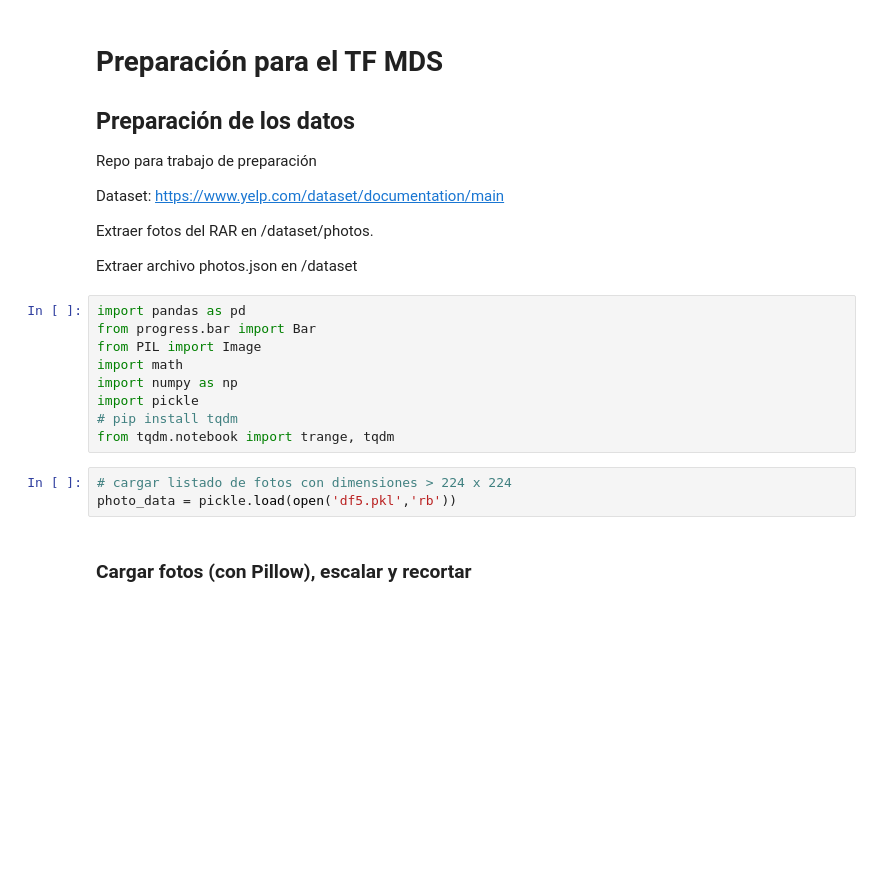
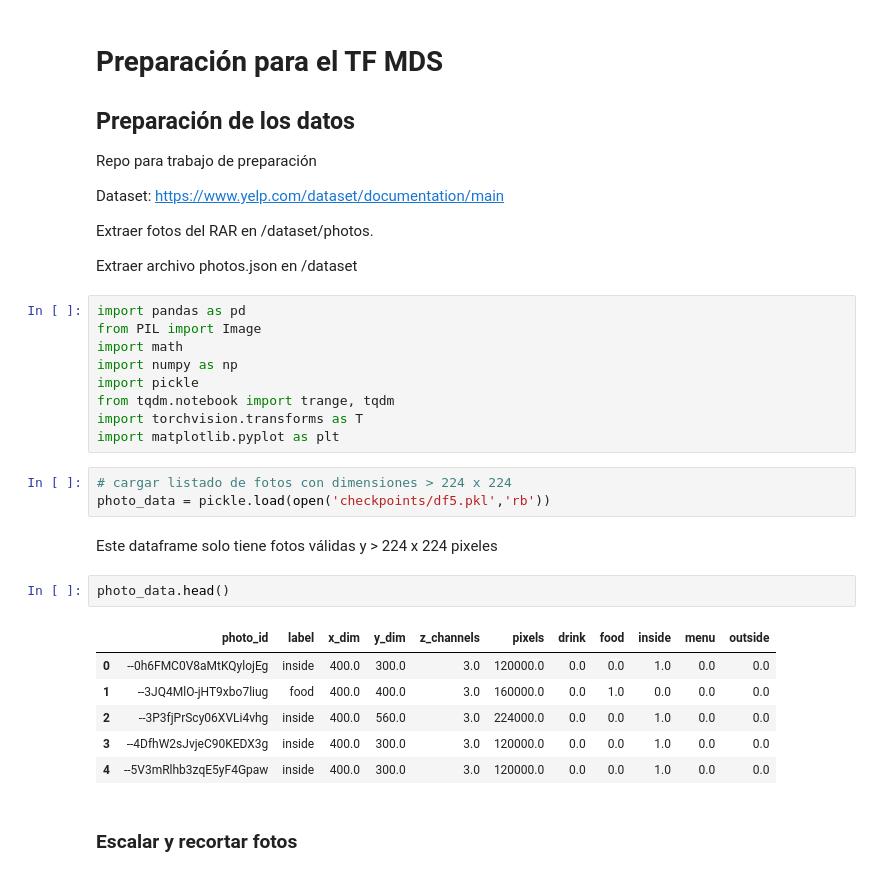
Before and after one commit to ptavaressilva/MDS_TF, a Jupyter notebook: 01_preparación_de_los_datos.ipynb, the cells around one changed output. Cells and saved outputs as stored; diff of their text form; blank space fills up the shorter version.

```diff
--- a/01_preparación_de_los_datos.ipynb
+++ b/01_preparación_de_los_datos.ipynb
@@ -12,15 +12,26 @@ Extraer fotos del RAR en /dataset/photos.
 Extraer archivo photos.json en /dataset
 # %%
 import pandas as pd
-from progress.bar import Bar
 from PIL import Image
 import math
 import numpy as np
 import pickle
-# pip install tqdm
 from tqdm.notebook import trange, tqdm
+import torchvision.transforms as T
+import matplotlib.pyplot as plt
 # %%
 # cargar listado de fotos con dimensiones > 224 x 224
-photo_data = pickle.load(open('df5.pkl','rb'))
+photo_data = pickle.load(open('checkpoints/df5.pkl','rb'))
+# %% [markdown]
+Este dataframe solo tiene fotos válidas y > 224 x 224 pixeles
+# %%
+photo_data.head()
+# %% [output]
+|  | photo_id | label | x_dim | y_dim | z_channels | pixels | drink | food | inside | menu | outside |
+| 0 | --0h6FMC0V8aMtKQylojEg | inside | 400.0 | 300.0 | 3.0 | 120000.0 | 0.0 | 0.0 | 1.0 | 0.0 | 0.0 |
+| 1 | --3JQ4MlO-jHT9xbo7liug | food | 400.0 | 400.0 | 3.0 | 160000.0 | 0.0 | 1.0 | 0.0 | 0.0 | 0.0 |
+| 2 | --3P3fjPrScy06XVLi4vhg | inside | 400.0 | 560.0 | 3.0 | 224000.0 | 0.0 | 0.0 | 1.0 | 0.0 | 0.0 |
+| 3 | --4DfhW2sJvjeC90KEDX3g | inside | 400.0 | 300.0 | 3.0 | 120000.0 | 0.0 | 0.0 | 1.0 | 0.0 | 0.0 |
+| 4 | --5V3mRlhb3zqE5yF4Gpaw | inside | 400.0 | 300.0 | 3.0 | 120000.0 | 0.0 | 0.0 | 1.0 | 0.0 | 0.0 |
 # %% [markdown]
-### Cargar fotos (con Pillow), escalar y recortar
+### Escalar y recortar fotos
```
Also changed, not shown: parts of 23 cells of this notebook, 4 other files.
